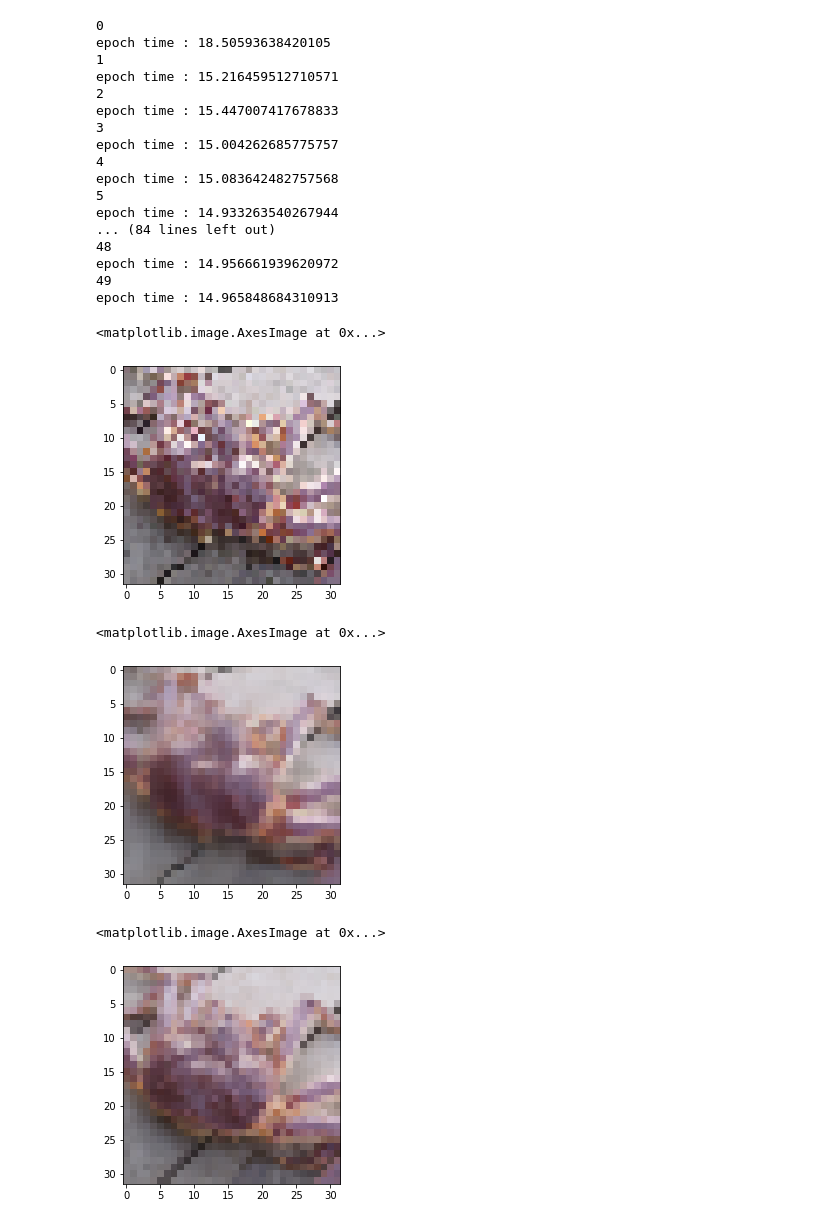
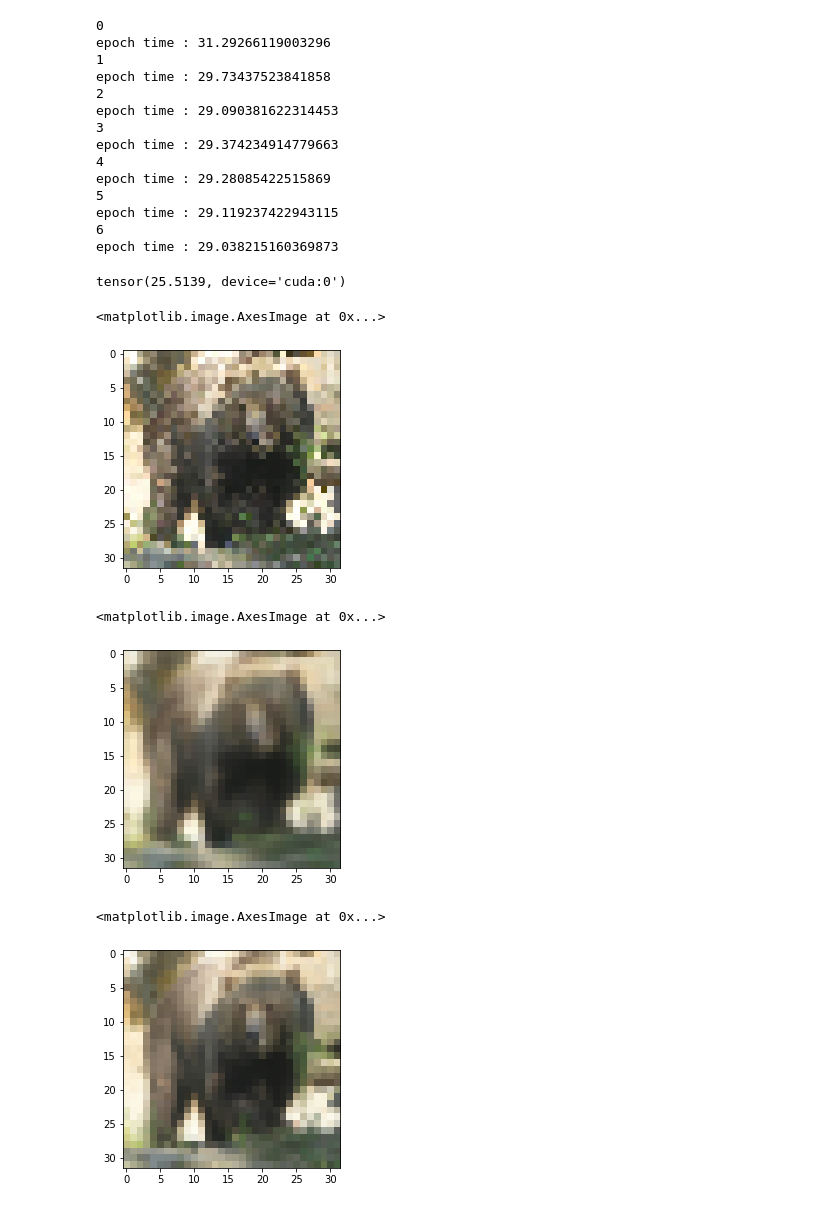
Before and after one commit to AttiaYoussef/DeepLearningProject, a Jupyter notebook: Miniproject_1/Experiments.ipynb, the cells around one changed output. Saved outputs shown, nothing was run; the diff lists cells and outputs as text; code cells hidden in the pictures.

Commit message:
HuberLoss with delta=2 yields much better results

```diff
--- a/Miniproject_1/Experiments.ipynb
+++ b/Miniproject_1/Experiments.ipynb
@@ -175,37 +187,59 @@ Noise2Noise(
 from torch import optim
 import time
 # %%
-loss = nn.L1Loss()
-epochs = 50
-optimizer = optim.Adam(model.parameters(), lr=0.001, betas=(0.9, 0.99), eps=1e-08, weight_decay=0)
+def validation_check(model):
+    with torch.no_grad():
+        denoised = ((model(val_imgs_during_training/255)))
+        mse = torch.mean( (torch.clamp((denoised)*255, min = 0, max = 255) - (clean_imgs_during_training) )**2 )
+        return mse
+import copy
+model = Noise2Noise()
+model = model.to(device)
+loss = nn.HuberLoss(delta=2.0).to(device)
+epochs = 7
+optimizer = optim.Adam(model.parameters(), lr=0.0015, betas=(0.9, 0.99), eps=1e-08, weight_decay=0)
+scheduler = torch.optim.lr_scheduler.ReduceLROnPlateau(optimizer, 'min',  verbose=True,patience=4)
 N = noisy_imgs_1.size(0)
 batch_size = 32
-
+#Early stopping
+last_loss = float("inf")
+best_model = copy.deepcopy(model)
+patience = 6
+trigger = 0
 for e in range(epochs):
     t = time.time()
+
     for index in range(0, N, batch_size):
         optimizer.zero_grad()
         train_data_minibatch = noisy_imgs_1[index:(index+batch_size)]
         train_target_minibatch = noisy_imgs_2[index:(index+batch_size)]
         loss(model(train_data_minibatch), train_target_minibatch).backward()
         optimizer.step()
+    val_loss = validation_check(model)
+    scheduler.step(val_loss)
+    if val_loss > last_loss:
+        trigger += 1
+        if trigger == patience:
+            break
+    else:
+        last_loss = val_loss
+        best_model = copy.deepcopy(model)
+        trigger = 0
     print(e)
     print("epoch time : " + str(time.time() - t))
+model = best_model
 # %% [output]
 0
-epoch time : 18.50593638420105
+epoch time : 31.29266119003296
 1
-epoch time : 15.216459512710571
+epoch time : 29.73437523841858
 2
-epoch time : 15.447007417678833
+epoch time : 29.090381622314453
 3
-epoch time : 15.004262685775757
+epoch time : 29.374234914779663
 4
-epoch time : 15.083642482757568
+epoch time : 29.28085422515869
 5
-epoch time : 14.933263540267944
-... (84 lines left out)
-48
-epoch time : 14.956661939620972
-49
-epoch time : 14.965848684310913
+epoch time : 29.119237422943115
+6
+epoch time : 29.038215160369873
@@ -215,15 +246,29 @@ output = torch.clamp((output + 0.5)*255, min = 0, max = 255).int()
+# %%
+def psnr ( denoised , ground_truth ) :
+    # Peak Signal to Noise Ratio : denoised and ground_truth have range [0 , 1]
+    mse = torch . mean (( denoised - ground_truth ) ** 2)
+    return -10 * torch . log10 ( mse + 10** -8)
+with torch.no_grad():
+    output = torch.clamp(((model(val_noisy_imgs/255))), min = 0, max = 1)
+
+avg_psnr = 0
+for i in range(len(val_noisy_imgs)) :
+    avg_psnr += psnr(output[i], clean_imgs[i]/255)
+print(avg_psnr/len(val_noisy_imgs))
+# %% [output]
+tensor(25.5139, device='cuda:0')
 # %%
-plt.imshow(  val_noisy_imgs[0].cpu().detach().permute(1, 2, 0))
+plt.imshow(  val_noisy_imgs[25].cpu().detach().permute(1, 2, 0))
 # %% [output]
 <matplotlib.image.AxesImage at 0x...>
-[figure, old version]
+[figure, new version]
 # %%
-plt.imshow(  output[0].cpu().detach().permute(1, 2, 0))
+plt.imshow(  output[25].cpu().detach().permute(1, 2, 0))
 # %% [output]
 <matplotlib.image.AxesImage at 0x...>
-[figure, old version]
+[figure, new version]
 # %%
-plt.imshow( clean_imgs[0].cpu().detach().permute(1, 2, 0) )
+plt.imshow( clean_imgs[25].cpu().detach().permute(1, 2, 0) )
 # %% [output]
 <matplotlib.image.AxesImage at 0x...>
-[figure, old version]
+[figure, new version]
```
Also changed, not shown: parts of 6 cells of this notebook, 3 other files.
